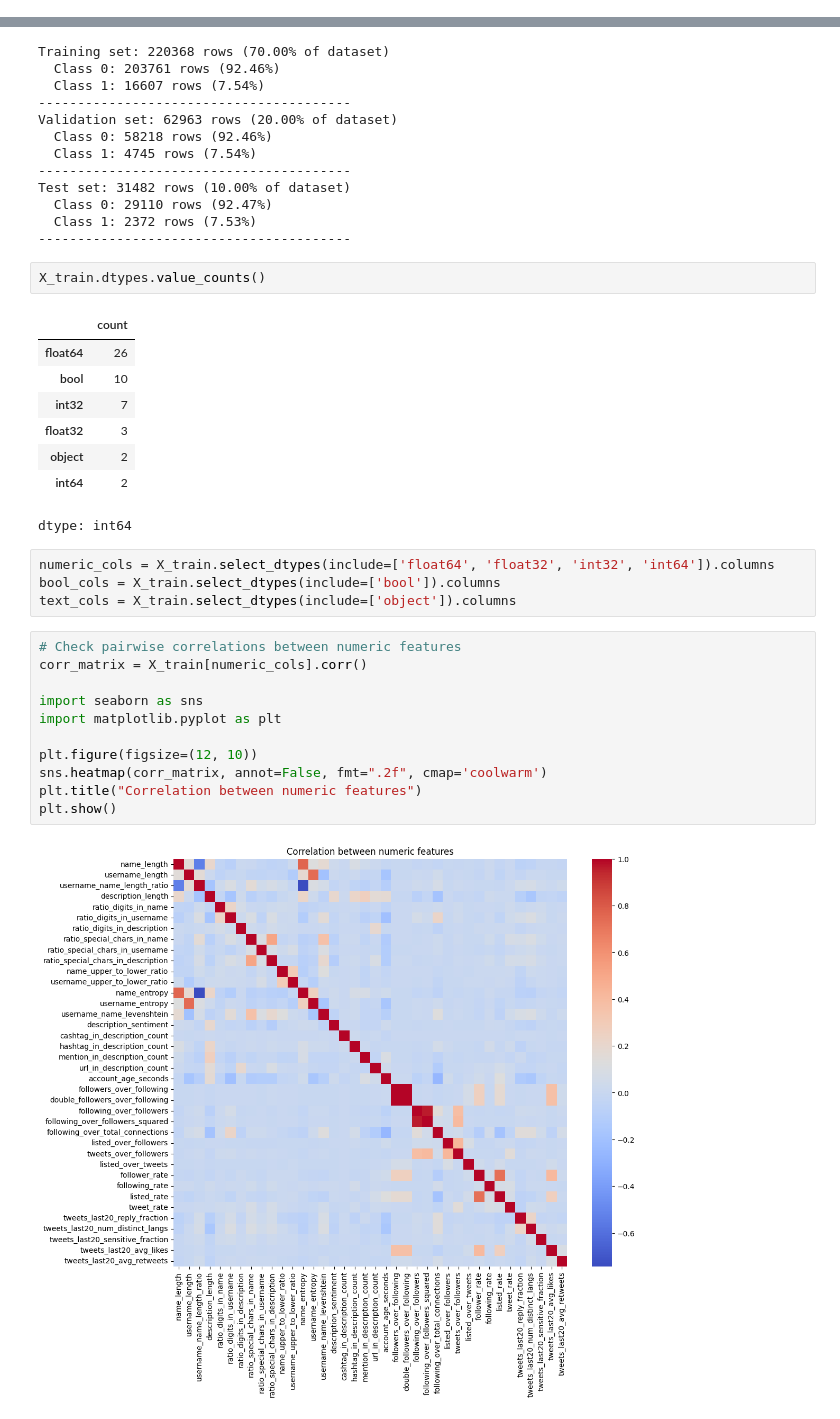
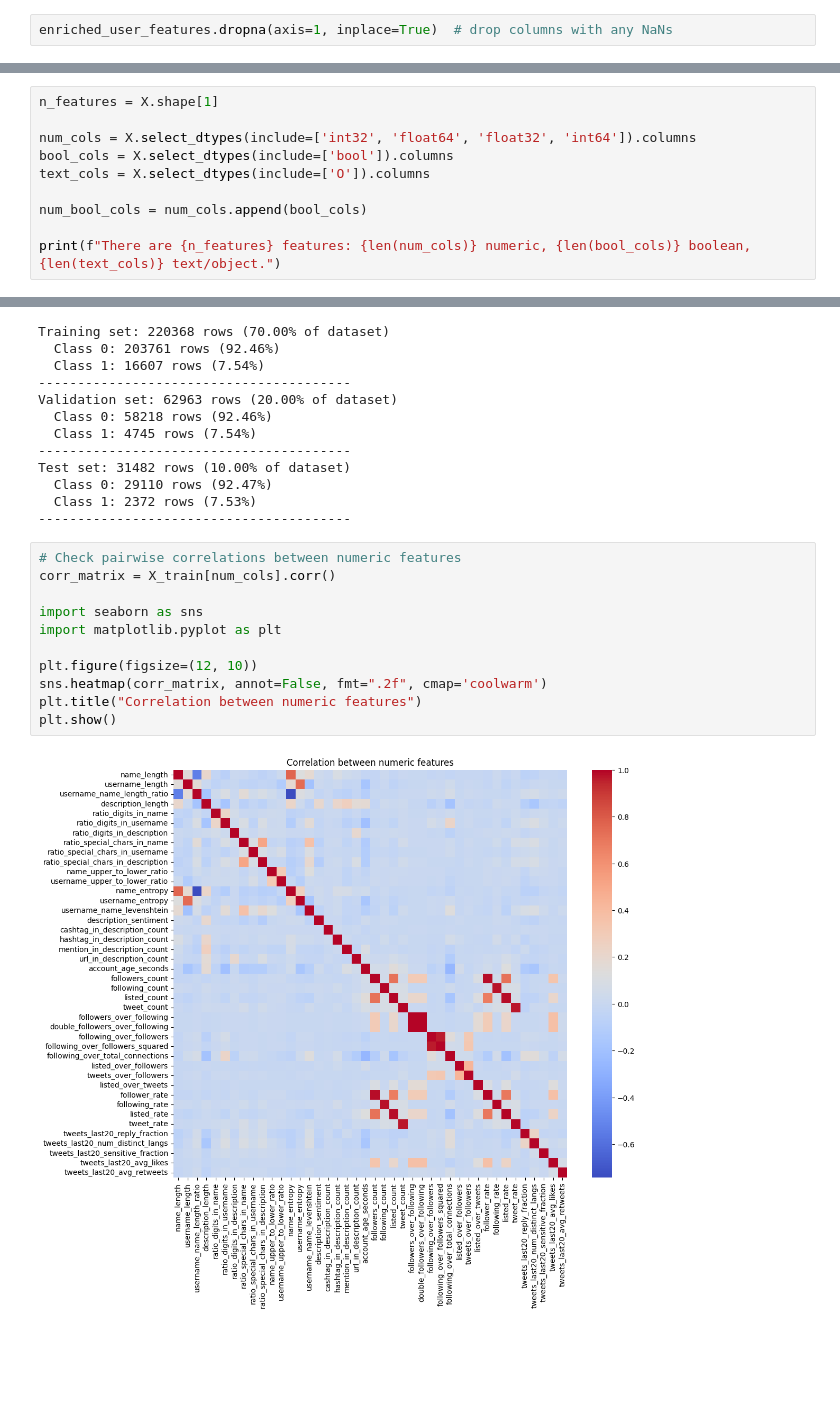
Before and after one commit to julwdo/NLP-project, a Jupyter notebook: NLP_Project_JW_Main.ipynb, the cells around one changed output, grey strips where cells are left out. Drawn from its saved outputs; the diff is of its cells as text; blank space fills up the shorter version.

```diff
--- a/NLP_Project_JW_Main.ipynb
+++ b/NLP_Project_JW_Main.ipynb
@@ -39,0 +47,2 @@ No missing values found in the dataset.
+# %%
+enriched_user_features.dropna(axis=1, inplace=True)  # drop columns with any NaNs
@@ -110,0 +103,10 @@ dtype: int64
+# %%
+n_features = X.shape[1]
+
+num_cols = X.select_dtypes(include=['int32', 'float64', 'float32', 'int64']).columns
+bool_cols = X.select_dtypes(include=['bool']).columns
+text_cols = X.select_dtypes(include=['O']).columns
+
+num_bool_cols = num_cols.append(bool_cols)
+
+print(f"There are {n_features} features: {len(num_cols)} numeric, {len(bool_cols)} boolean, {len(text_cols)} text/object.")
@@ -148,34 +152,19 @@ Test set: 31482 rows (10.00% of dataset)
   Class 0: 29110 rows (92.47%)
   Class 1: 2372 rows (7.53%)
 ----------------------------------------
-# %%
-X_train.dtypes.value_counts()
-# %% [output]
-|  | count |
-| float64 | 26 |
-| bool | 10 |
-| int32 | 7 |
-| float32 | 3 |
-| object | 2 |
-| int64 | 2 |
-dtype: int64
-# %%
-numeric_cols = X_train.select_dtypes(include=['float64', 'float32', 'int32', 'int64']).columns
-bool_cols = X_train.select_dtypes(include=['bool']).columns
-text_cols = X_train.select_dtypes(include=['object']).columns
 # %%
 # Check pairwise correlations between numeric features
-corr_matrix = X_train[numeric_cols].corr()
+corr_matrix = X_train[num_cols].corr()
 
 import seaborn as sns
 import matplotlib.pyplot as plt
 
 plt.figure(figsize=(12, 10))
 sns.heatmap(corr_matrix, annot=False, fmt=".2f", cmap='coolwarm')
 plt.title("Correlation between numeric features")
 plt.show()
 # %% [output]
-[figure, old version]
+[figure, new version]
 # %%
 threshold = 0.8
 high_corr = [(col1, col2, corr_matrix.loc[col1, col2])
```
Also changed, not shown: parts of 25 cells of this notebook.
